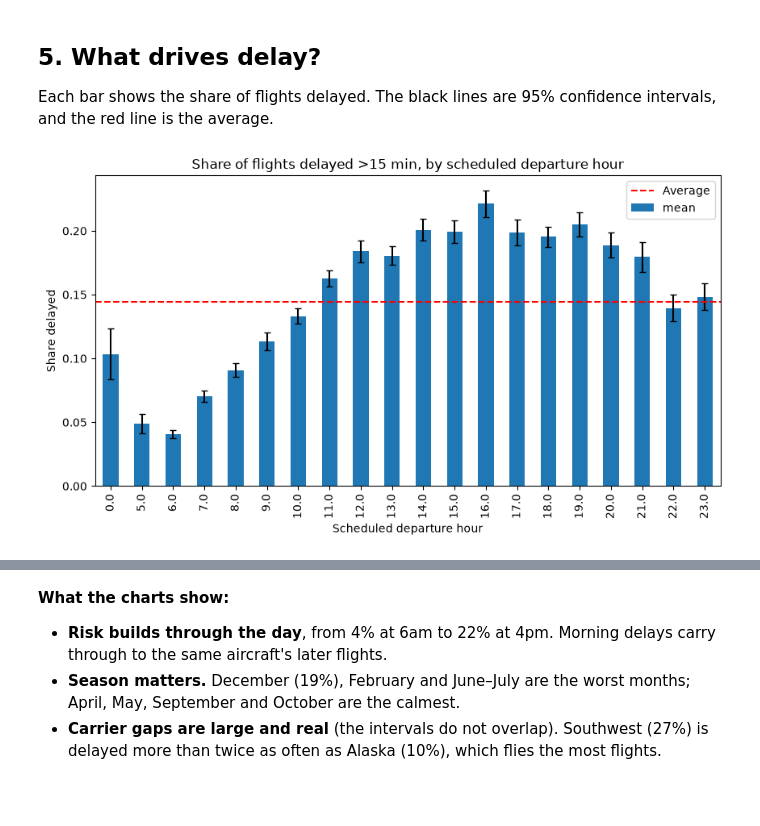
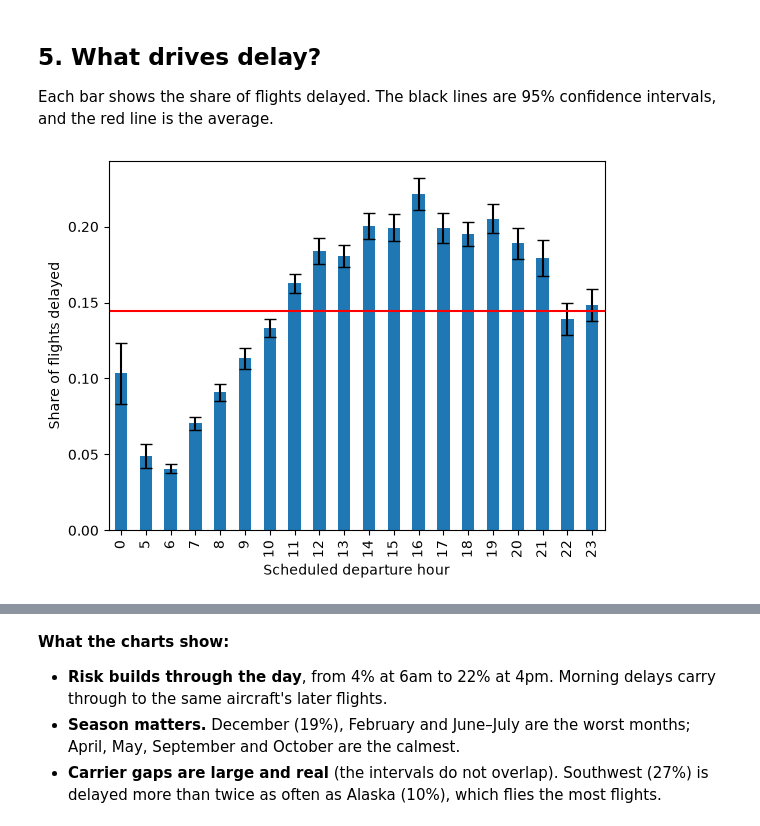
Before and after one commit to seyhasenganz/my-sql-assignment, a Jupyter notebook: flight_weather_analysis/Flight_Weather_Delay_Analysis.ipynb, the cells around one changed output, grey strips where cells are left out. Cells and saved outputs as stored; diff of their text form; code cells hidden in the pictures; blank space fills up the shorter version.

```diff
--- a/flight_weather_analysis/Flight_Weather_Delay_Analysis.ipynb
+++ b/flight_weather_analysis/Flight_Weather_Delay_Analysis.ipynb
@@ -455,14 +454,13 @@ Each bar shows the share of flights delayed. The black lines are 95% confidence
 # %%
 # Chart 1: share of flights delayed, by scheduled hour
 hour_stats = df_clean.groupby('sched_hour')['delayed'].agg(['mean', 'sem', 'size'])
 hour_stats = hour_stats[hour_stats['size'] > 200]      # drop hours with very few flights
+hour_stats.index = hour_stats.index.astype(int)          # show 5 instead of 5.0
 
-hour_stats['mean'].plot(kind='bar', yerr=1.96 * hour_stats['sem'], capsize=3, figsize=(10, 5))
-plt.axhline(pct_delayed, color='red', linestyle='--', label='Average')
-plt.title('Share of flights delayed >15 min, by scheduled departure hour')
+hour_stats['mean'].plot(kind='bar', yerr=1.96 * hour_stats['sem'], capsize=4)
+plt.axhline(pct_delayed, color='red')   # the average of all flights
 plt.xlabel('Scheduled departure hour')
-plt.ylabel('Share delayed')
-plt.legend()
+plt.ylabel('Share of flights delayed')
 plt.show()
 # %% [output]
-[figure, old version]
+[figure, new version]
```
Also changed, not shown: parts of 18 cells of this notebook, 1 other file.
